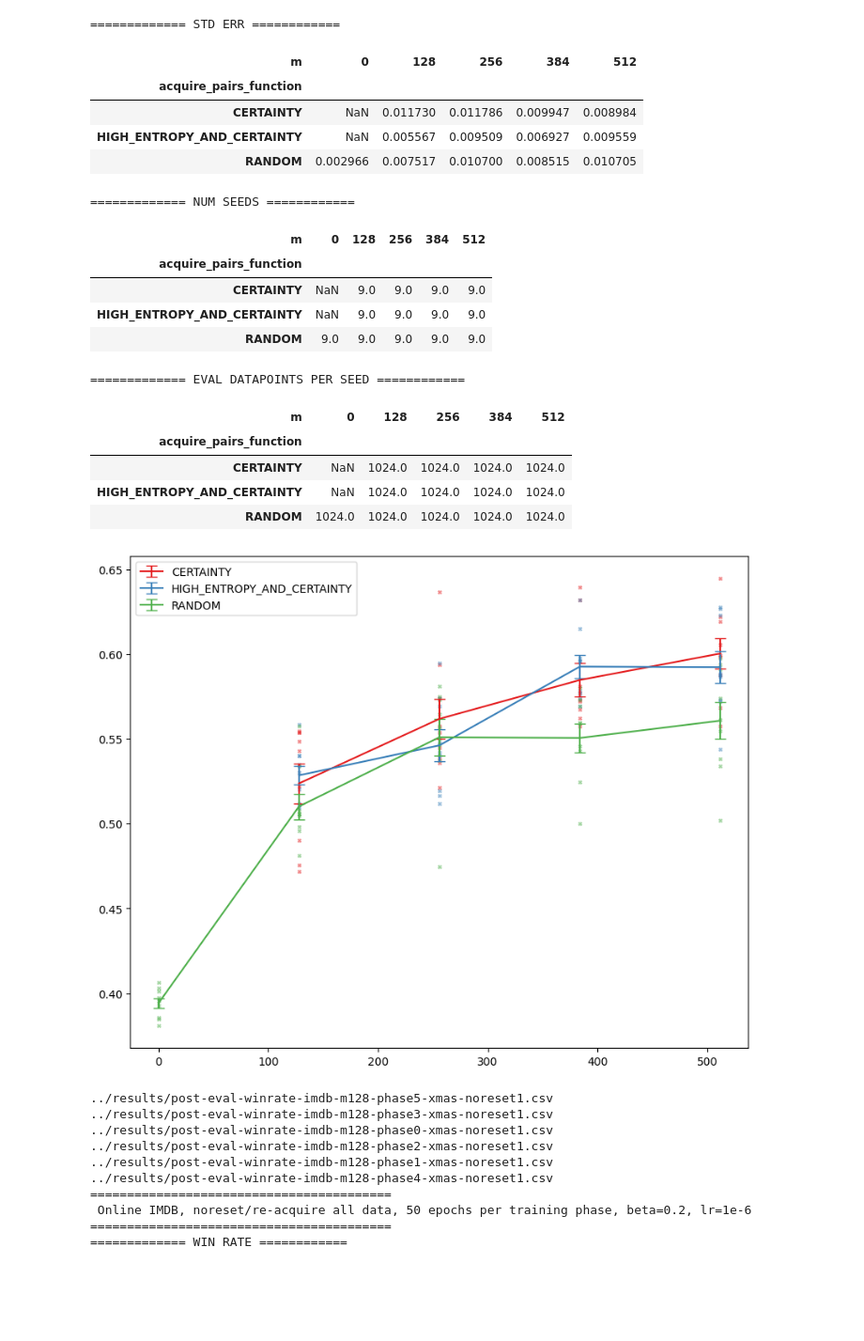
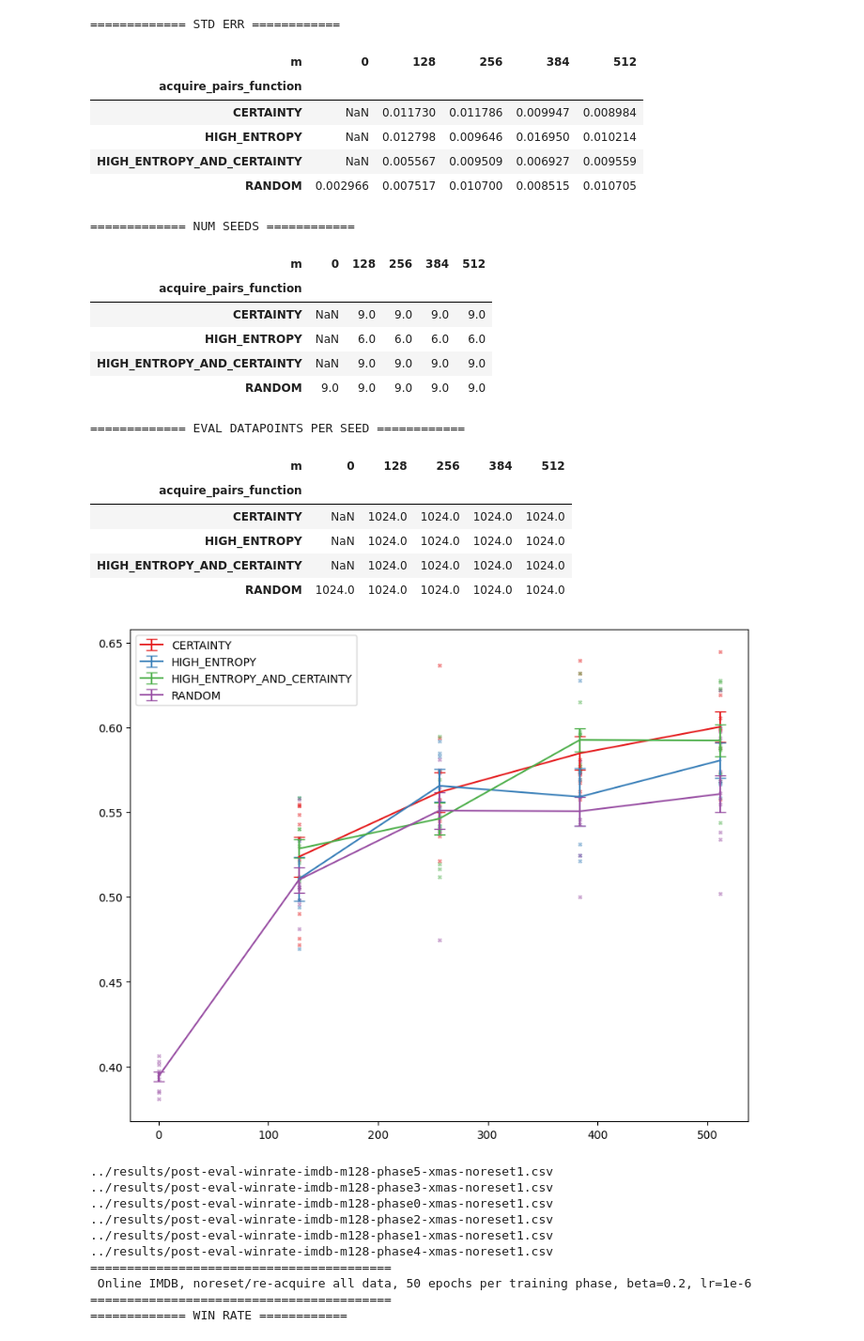
Before and after one commit to willmuldrew/active-preference-learning, a Jupyter notebook: notebooks/post-eval-analyse.ipynb, the cells around one changed output. Shown at 94% size. Drawn from its saved outputs; the diff is of its cells as text; code cells hidden in the pictures; blank space fills up the shorter version.

```diff
--- a/notebooks/post-eval-analyse.ipynb
+++ b/notebooks/post-eval-analyse.ipynb
@@ -100,4 +109,4 @@ analyse("post-eval-winrate-imdb-m*-xmas-sweep2.csv", "IMDB - Adam, 50 epochs per
 # %%
 # https://wandb.ai/bbnn/wm-debug-tldr/runs/260q0dnn e.g.
-analyse("post-eval-winrate-tldr-m*-xmas-sweep2.csv", "TLDR - Adam, 70 epochs per training phase, beta=0.2, lr=1e-6, win-rate vs human")
+analyse("post-eval-winrate-tldr-m*-xmas-sweep2.csv*", "TLDR - Adam, 70 epochs per training phase, beta=0.2, lr=1e-6, win-rate vs human")
 # %% [output]
@@ -116,24 +130,27 @@ analyse("post-eval-winrate-tldr-m*-xmas-sweep2.csv", "TLDR - Adam, 70 epochs per
 | HIGH_ENTROPY_AND_CERTAINTY | NaN | 0.528537 | 0.546224 | 0.592665 | 0.592339 |
 | RANDOM | 0.394206 | 0.510200 | 0.550998 | 0.550564 | 0.560764 |
 ============= STD ERR ============
 | m | 0 | 128 | 256 | 384 | 512 |
 | acquire_pairs_function |  |  |  |  |  |
 | CERTAINTY | NaN | 0.011730 | 0.011786 | 0.009947 | 0.008984 |
+| HIGH_ENTROPY | NaN | 0.012798 | 0.009646 | 0.016950 | 0.010214 |
 | HIGH_ENTROPY_AND_CERTAINTY | NaN | 0.005567 | 0.009509 | 0.006927 | 0.009559 |
 | RANDOM | 0.002966 | 0.007517 | 0.010700 | 0.008515 | 0.010705 |
 ============= NUM SEEDS ============
 | m | 0 | 128 | 256 | 384 | 512 |
 | acquire_pairs_function |  |  |  |  |  |
 | CERTAINTY | NaN | 9.0 | 9.0 | 9.0 | 9.0 |
+| HIGH_ENTROPY | NaN | 6.0 | 6.0 | 6.0 | 6.0 |
 | HIGH_ENTROPY_AND_CERTAINTY | NaN | 9.0 | 9.0 | 9.0 | 9.0 |
 | RANDOM | 9.0 | 9.0 | 9.0 | 9.0 | 9.0 |
 ============= EVAL DATAPOINTS PER SEED ============
 | m | 0 | 128 | 256 | 384 | 512 |
 | acquire_pairs_function |  |  |  |  |  |
 | CERTAINTY | NaN | 1024.0 | 1024.0 | 1024.0 | 1024.0 |
+| HIGH_ENTROPY | NaN | 1024.0 | 1024.0 | 1024.0 | 1024.0 |
 | HIGH_ENTROPY_AND_CERTAINTY | NaN | 1024.0 | 1024.0 | 1024.0 | 1024.0 |
 | RANDOM | 1024.0 | 1024.0 | 1024.0 | 1024.0 | 1024.0 |
-[figure, old version]
+[figure, new version]
 # %%
 # e.g. https://wandb.ai/bbnn/wm-debug-imdb/runs/l6p270mj/
 analyse("*imdb*xmas-noreset1*", "Online IMDB, noreset/re-acquire all data, 50 epochs per training phase, beta=0.2, lr=1e-6", True)
```
Also changed, not shown: parts of 2 cells of this notebook, 9 other files.
